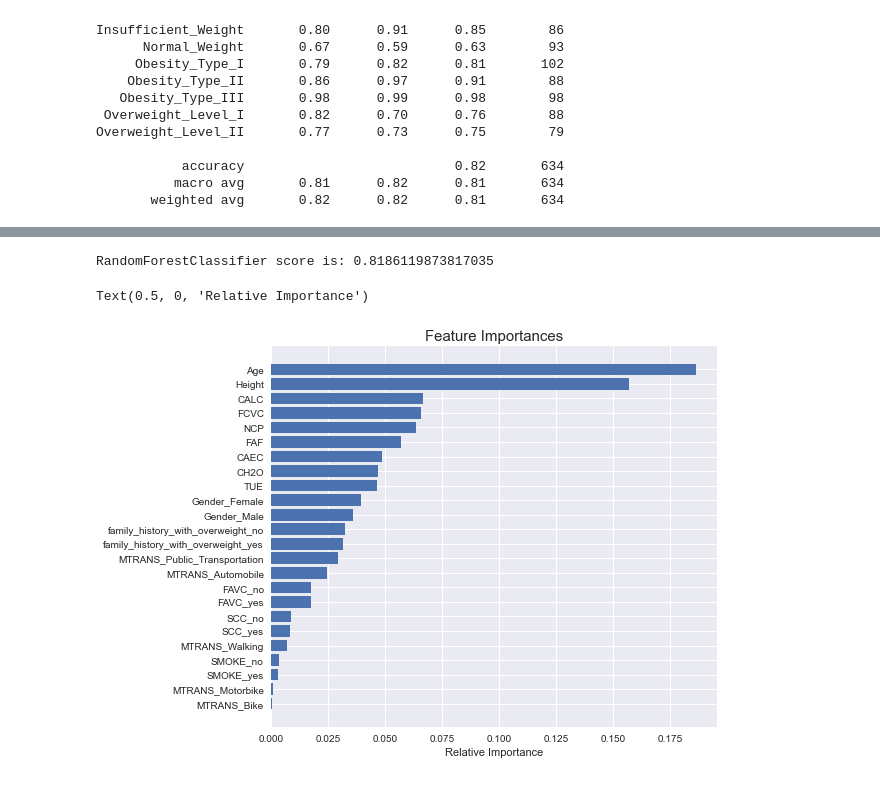
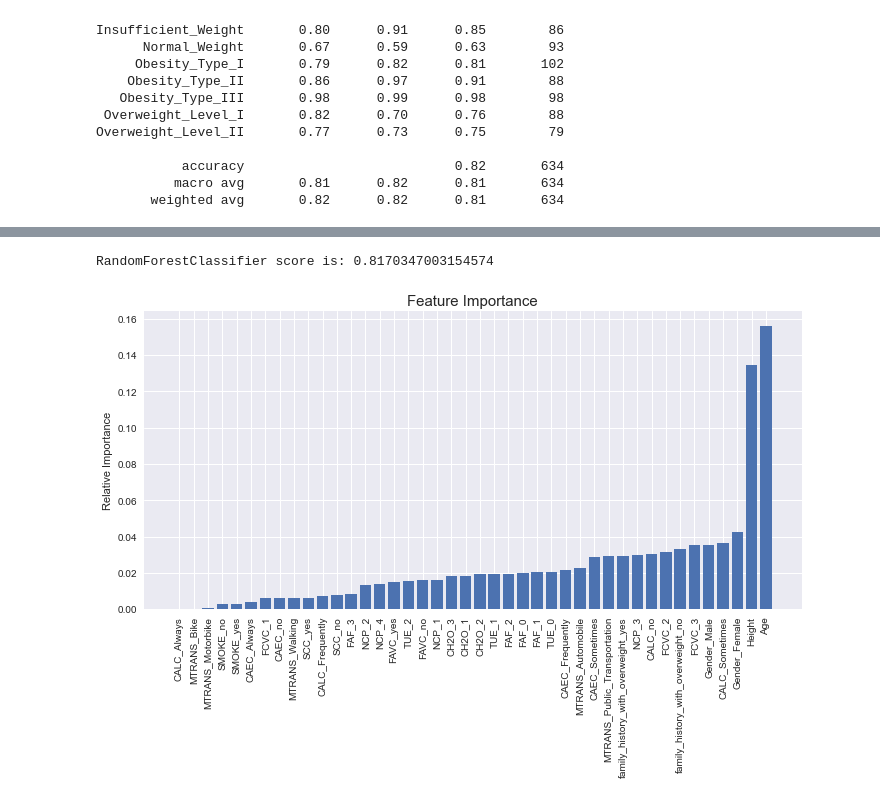
Before and after one commit to NoaAmichai/Obesity-Data-Science-Project, a Jupyter notebook: Obesity.ipynb, the cells around one changed output, grey strips where cells are left out. Drawn from its saved outputs; the diff is of its cells as text; code cells hidden in the pictures.

```diff
--- a/Obesity.ipynb
+++ b/Obesity.ipynb
@@ -195,10 +195,8 @@ In addition we can see that in "Obesity Type II" there are mostly males and in "
 We need to change the categorial attribute to numeric values.<br>
 We will use "get_dummies" to change some of the columns.<br>
 # %%
-df_res = df.copy(deep ='True')
-df_res = pd.get_dummies(df, columns=['Gender','family_history_with_overweight','FAVC','SMOKE','SCC','MTRANS'])
-# in "CAEC" and "CALC" columns, there is a ratio between the values and therefore we will rank the values accordingly.
-df_res['CAEC'] = df['CAEC'].map({'no':0, 'Sometimes':1, 'Frequently':2 ,'Always':3})
-df_res['CALC'] = df['CALC'].map({'no':0, 'Sometimes':1, 'Frequently':2 ,'Always':3})
+df_res = df.copy(deep=True)
+df_res = pd.get_dummies(df, columns=['Gender','family_history_with_overweight','FAVC','SMOKE',
+                                     'SCC','MTRANS','FCVC','NCP','CAEC','CH2O','FAF','TUE','CALC'])
 df_res.head(3)
 # %% [output]
@@ -403,21 +395,20 @@ print("\nClassification Report:\n", metrics.classification_report(y_test, y_pred
 # %%
-model = RandomForestClassifier(criterion = 'gini', random_state=42 ,max_depth =20,max_features = "auto",
-                               min_samples_split= 2,n_estimators = 170)
+model = RandomForestClassifier(criterion = 'gini', random_state=42 ,max_depth =20
+                               ,max_features = "auto", min_samples_split= 2,n_estimators = 170)
 model.fit(X_train_norm, y_train)
 model.predict(X_train_norm)
 print("RandomForestClassifier score is:" ,model.score(X_test_norm, y_test))
 # %% [output]
-RandomForestClassifier score is: 0.8186119873817035
+RandomForestClassifier score is: 0.8170347003154574
 # %%
-features=df_res.columns.drop("NObeyesdad")
 importances = model.feature_importances_
 indices = np.argsort(importances)
-#plt.figure(1)
-plt.figure(figsize=(8,7))
-plt.title('Feature Importances',fontsize=15)
-plt.barh(range(len(indices)), importances[indices],  align='center')
-plt.yticks(range(len(indices)), features[indices])
-plt.xlabel('Relative Importance')
+plt.figure(figsize=(10,7))
+plt.title('Feature Importance',fontsize=15)
+plt.bar(range(X_train_norm.shape[1]), importances[indices], align='center')
+plt.xticks(range(X_train_norm.shape[1]), X_train.columns[indices], rotation=90)
+plt.ylabel('Relative Importance')
+plt.tight_layout()
+plt.show()
 # %% [output]
-Text(0.5, 0, 'Relative Importance')
-[figure, old version]
+[figure, new version]
```
Also changed, not shown: parts of 7 cells of this notebook.
